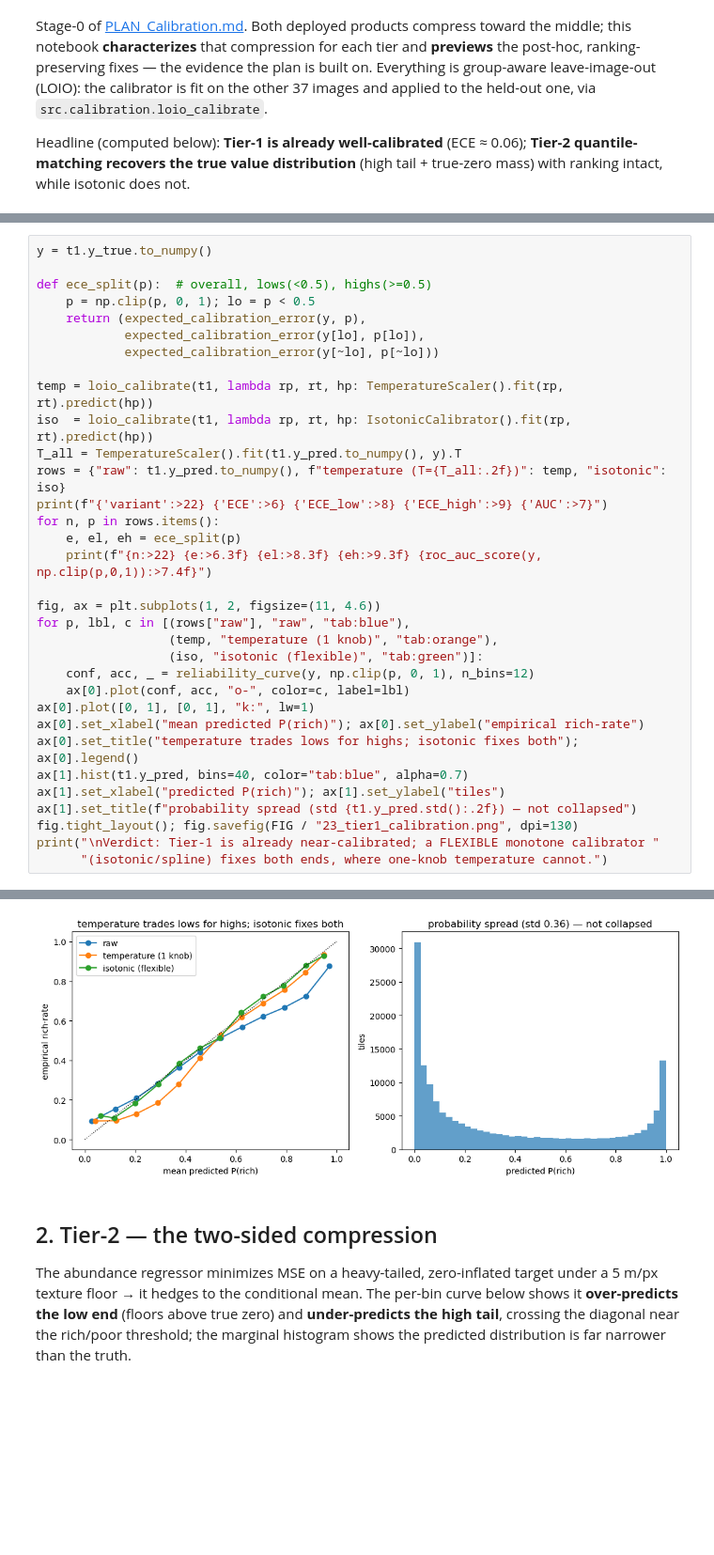
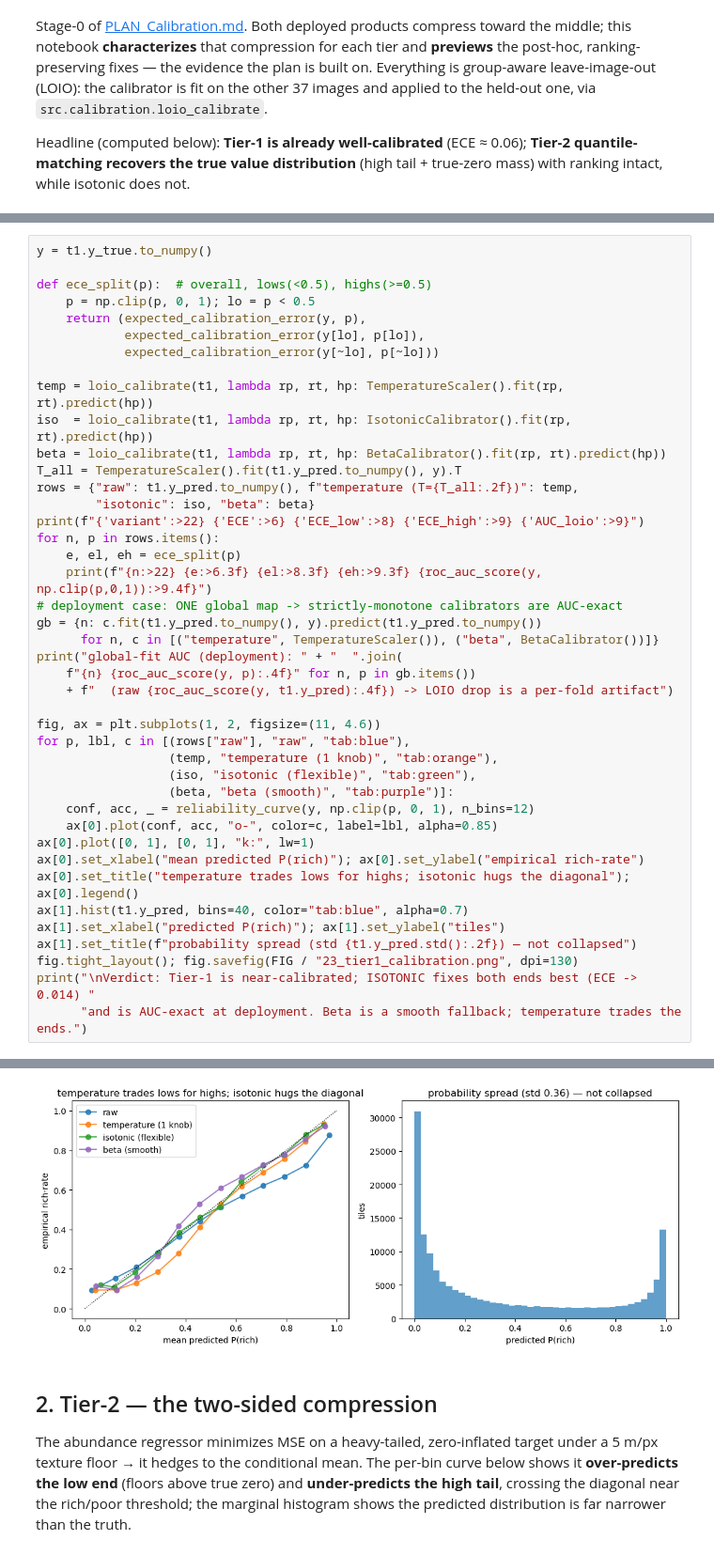
Before and after one commit to brianvamaro/hirise2ctx, a Jupyter notebook: notebooks/23_calibration_diagnostic.ipynb, the cells around one changed output, grey strips where cells are left out. Shown at 94% size. Saved outputs shown, nothing was run; the diff lists cells and outputs as text; blank space fills up the shorter version.

```diff
--- a/notebooks/23_calibration_diagnostic.ipynb
+++ b/notebooks/23_calibration_diagnostic.ipynb
@@ -59,26 +70,35 @@ def ece_split(p):  # overall, lows(<0.5), highs(>=0.5)
 
 temp = loio_calibrate(t1, lambda rp, rt, hp: TemperatureScaler().fit(rp, rt).predict(hp))
 iso  = loio_calibrate(t1, lambda rp, rt, hp: IsotonicCalibrator().fit(rp, rt).predict(hp))
+beta = loio_calibrate(t1, lambda rp, rt, hp: BetaCalibrator().fit(rp, rt).predict(hp))
 T_all = TemperatureScaler().fit(t1.y_pred.to_numpy(), y).T
-rows = {"raw": t1.y_pred.to_numpy(), f"temperature (T={T_all:.2f})": temp, "isotonic": iso}
-print(f"{'variant':>22} {'ECE':>6} {'ECE_low':>8} {'ECE_high':>9} {'AUC':>7}")
+rows = {"raw": t1.y_pred.to_numpy(), f"temperature (T={T_all:.2f})": temp,
+        "isotonic": iso, "beta": beta}
+print(f"{'variant':>22} {'ECE':>6} {'ECE_low':>8} {'ECE_high':>9} {'AUC_loio':>9}")
 for n, p in rows.items():
     e, el, eh = ece_split(p)
-    print(f"{n:>22} {e:>6.3f} {el:>8.3f} {eh:>9.3f} {roc_auc_score(y, np.clip(p,0,1)):>7.4f}")
+    print(f"{n:>22} {e:>6.3f} {el:>8.3f} {eh:>9.3f} {roc_auc_score(y, np.clip(p,0,1)):>9.4f}")
+# deployment case: ONE global map -> strictly-monotone calibrators are AUC-exact
+gb = {n: c.fit(t1.y_pred.to_numpy(), y).predict(t1.y_pred.to_numpy())
+      for n, c in [("temperature", TemperatureScaler()), ("beta", BetaCalibrator())]}
+print("global-fit AUC (deployment): " + "  ".join(
+    f"{n} {roc_auc_score(y, p):.4f}" for n, p in gb.items())
+    + f"  (raw {roc_auc_score(y, t1.y_pred):.4f}) -> LOIO drop is a per-fold artifact")
 
 fig, ax = plt.subplots(1, 2, figsize=(11, 4.6))
 for p, lbl, c in [(rows["raw"], "raw", "tab:blue"),
                   (temp, "temperature (1 knob)", "tab:orange"),
-                  (iso, "isotonic (flexible)", "tab:green")]:
+                  (iso, "isotonic (flexible)", "tab:green"),
+                  (beta, "beta (smooth)", "tab:purple")]:
     conf, acc, _ = reliability_curve(y, np.clip(p, 0, 1), n_bins=12)
-    ax[0].plot(conf, acc, "o-", color=c, label=lbl)
+    ax[0].plot(conf, acc, "o-", color=c, label=lbl, alpha=0.85)
 ax[0].plot([0, 1], [0, 1], "k:", lw=1)
 ax[0].set_xlabel("mean predicted P(rich)"); ax[0].set_ylabel("empirical rich-rate")
-ax[0].set_title("temperature trades lows for highs; isotonic fixes both"); ax[0].legend()
+ax[0].set_title("temperature trades lows for highs; isotonic hugs the diagonal"); ax[0].legend()
 ax[1].hist(t1.y_pred, bins=40, color="tab:blue", alpha=0.7)
 ax[1].set_xlabel("predicted P(rich)"); ax[1].set_ylabel("tiles")
 ax[1].set_title(f"probability spread (std {t1.y_pred.std():.2f}) — not collapsed")
 fig.tight_layout(); fig.savefig(FIG / "23_tier1_calibration.png", dpi=130)
-print("\nVerdict: Tier-1 is already near-calibrated; a FLEXIBLE monotone calibrator "
-      "(isotonic/spline) fixes both ends, where one-knob temperature cannot.")
+print("\nVerdict: Tier-1 is near-calibrated; ISOTONIC fixes both ends best (ECE -> 0.014) "
+      "and is AUC-exact at deployment. Beta is a smooth fallback; temperature trades the ends.")
 # %% [output]
@@ -91,4 +113,4 @@ Verdict: Tier-1 is already near-calibrated; a FLEXIBLE monotone calibrator (isot
-[figure, old version]
+[figure, new version]
 # %% [markdown]
 ## 2. Tier-2 — the two-sided compression
 
```
Also changed, not shown: parts of 3 cells of this notebook, 9 other files.
